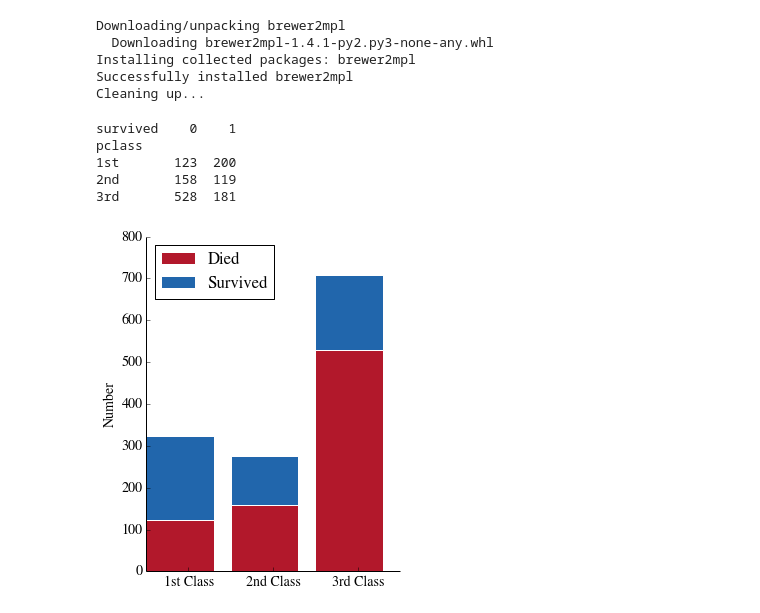
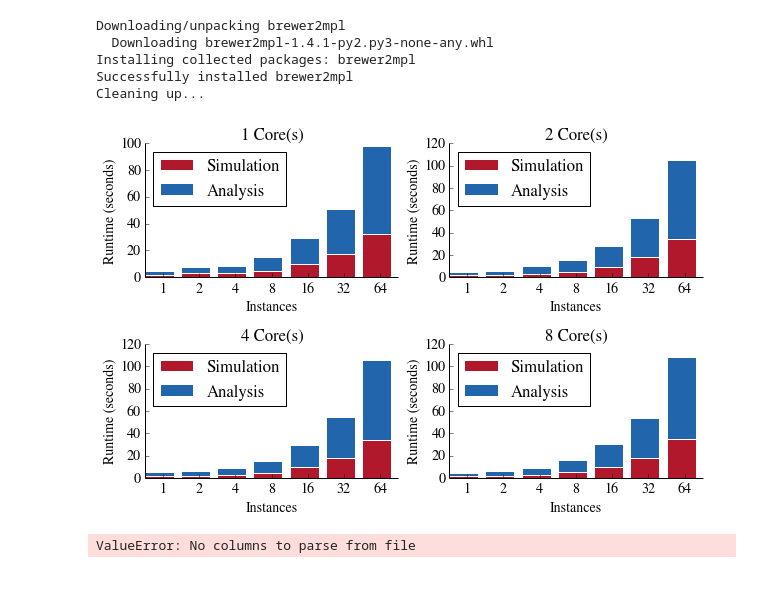
Before and after one commit to radical-cybertools/radical.entk, a Jupyter notebook: benchmark/sim_ana_viz.ipynb, the cells around one changed output. Drawn from its saved outputs; the diff is of its cells as text; code cells hidden in the pictures; blank space fills up the shorter version.

Commit message:
graphs

```diff
--- a/benchmark/sim_ana_viz.ipynb
+++ b/benchmark/sim_ana_viz.ipynb
@@ -65,3 +65,23 @@ def remove_border(axes=None, top=False, right=False, left=True, bottom=True):
         ax.yaxis.tick_left()
     if right:
         ax.yaxis.tick_right()
+
+def gen_plot(data, cores = [1,2,4,8]):
+    red, blue = '#B2182B', '#2166AC'
+
+    idx = 0
+    for c in cores:
+        idx = idx + 1
+        dslice = data[data.cores == c]
+        dslice.reset_index(inplace=True)
+
+        plt.subplot("22{0}".format(idx))
+        plt.subplots_adjust(hspace=0.5)
+        plt.bar(dslice.index, dslice.sim_1_finished, color=red, label='Simulation')
+        plt.bar(dslice.index, dslice.ana_1_finished, bottom=dslice.sim_1_finished, color=blue, label='Analysis')
+        plt.xticks([0.5, 1.5, 2.5, 3.5, 4.5, 5.5, 6.5], dslice.instances, rotation='horizontal')
+        plt.ylabel("Runtime (seconds)")
+        plt.xlabel("Instances")
+        plt.title("{0} Core(s)".format(c))
+        plt.legend(loc='upper left')
+        remove_border()
@@ -71,21 +88,12 @@ titanic = pd.read_csv(file)
-# %%
-tclass = titanic.groupby(['pclass', 'survived']).size().unstack()
-print tclass
-
-red, blue = '#B2182B', '#2166AC'
-
-plt.subplot(121)
-plt.bar([0, 1, 2], tclass[0], color=red, label='Died')
-plt.bar([0, 1, 2], tclass[1], bottom=tclass[0], color=blue, label='Survived')
-plt.xticks([0.5, 1.5, 2.5], ['1st Class', '2nd Class', '3rd Class'], rotation='horizontal')
-plt.ylabel("Number")
-plt.xlabel("")
-plt.legend(loc='upper left')
-remove_border()
-# %% [output]
-survived    0    1
-pclass
-1st       123  200
-2nd       158  119
-3rd       528  181
-[figure, removed]
+# %%
+file = open('./sim_ana_zero_workload_results_local.csv')
+data = pd.read_csv(file,  sep=',')
+gen_plot(data)
+# %% [output]
+[figure, added]
+# %%
+file = open('./sim_ana_60sec_workload_results_local.csv')
+data = pd.read_csv(file,  sep=',')
+gen_plot(data)
+# %% [output]
+ValueError: No columns to parse from file
```
Also changed, not shown: parts of 1 cell of this notebook, 4 other files.
